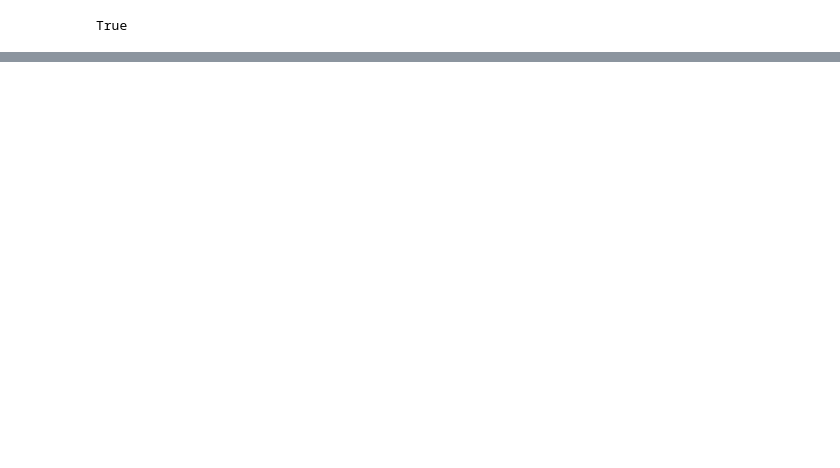
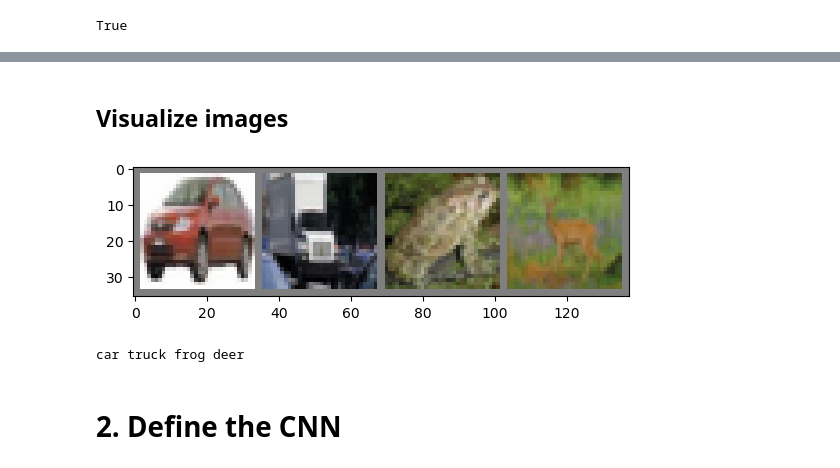
Before and after one commit to Yircas/CIFAR10-image-classifier, a Jupyter notebook: classifier.ipynb, the cells around one changed output, grey strips where cells are left out. Saved outputs shown, nothing was run; the diff lists cells and outputs as text; code cells hidden in the pictures; blank space fills up the shorter version.

```diff
--- a/classifier.ipynb
+++ b/classifier.ipynb
@@ -20,0 +57,25 @@ True
+# %% [markdown]
+## Visualize images
+# %%
+def imshow(img):
+  ''' function to show image '''
+  img = img / 2 + 0.5 # unnormalize
+  npimg = img.numpy() # convert to numpy objects
+  plt.imshow(np.transpose(npimg, (1, 2, 0)))
+  plt.show()
+
+# get random training images with iter function
+dataiter = iter(trainloader)
+# images, labels = dataiter.next() # this seems to be depricated or something
+images, labels = next(dataiter)
+
+# call function on our images
+imshow(torchvision.utils.make_grid(images))
+
+# print the class of the image
+print(' '.join('%s' % classes[labels[j]] for j in range(batch_size)))
+# %% [output]
+[figure, added]
+car truck frog deer
+# %% [markdown]
+# 2. Define the CNN
```
Also changed, not shown: parts of 16 cells of this notebook, 3 other files.
